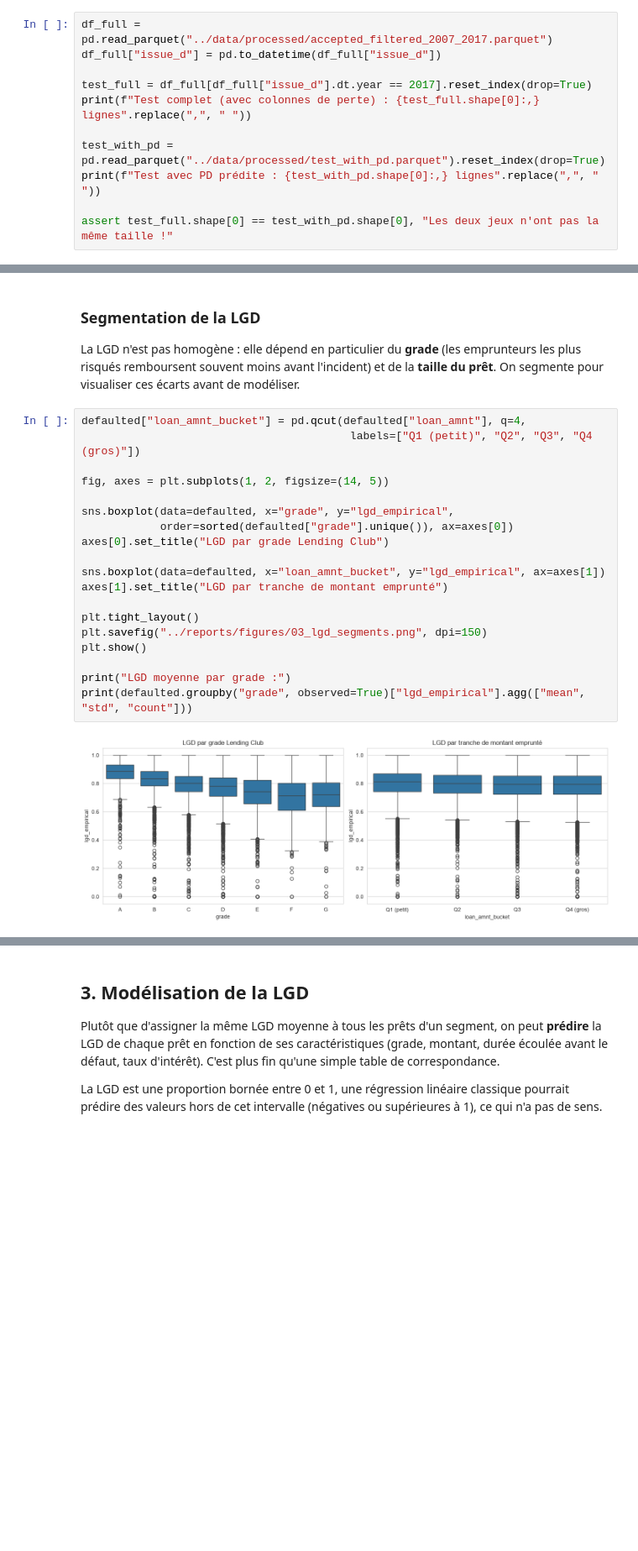
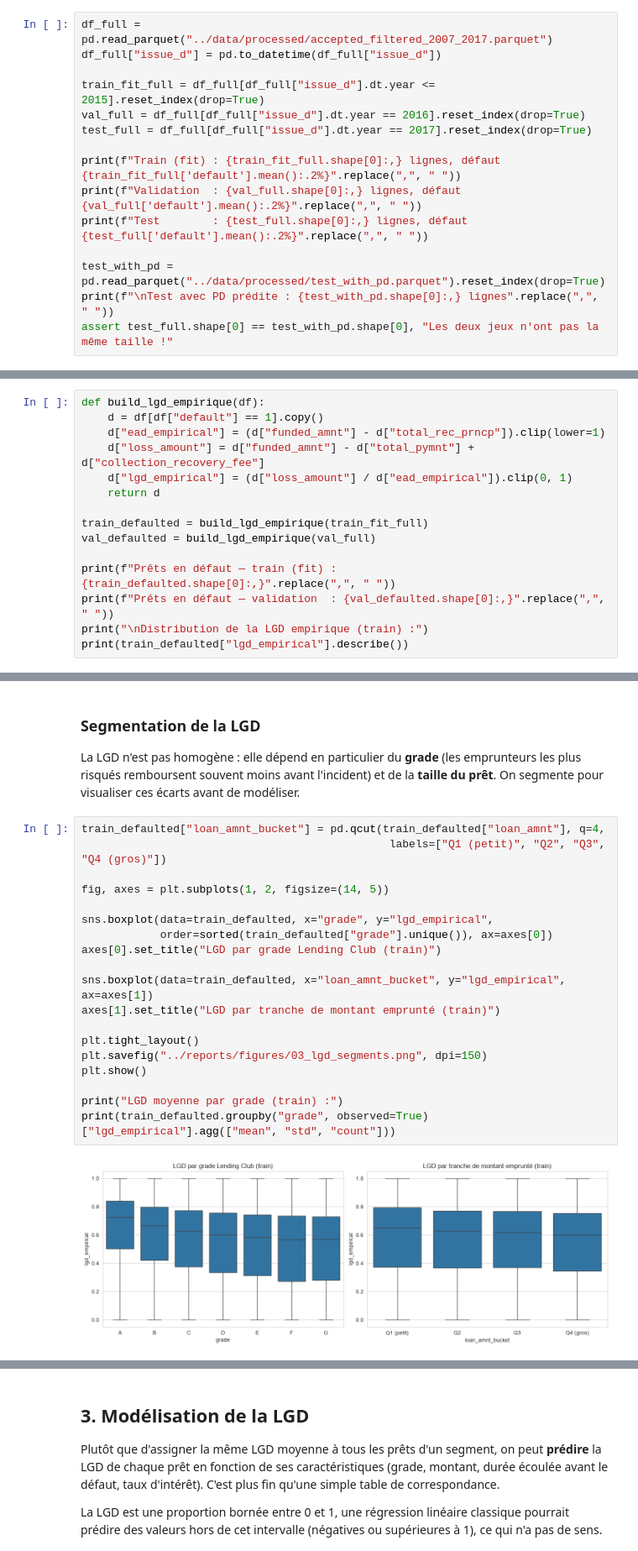
Before and after one commit to cmadjaninyedo/03-credit-risk-scoring, a Jupyter notebook: notebooks/03_lgd_ead_perte_attendue.ipynb, the cells around one changed output, grey strips where cells are left out. Shown at 84% size. Drawn from its saved outputs; the diff is of its cells as text; blank space fills up the shorter version.

Commit message:
Audit qualite C01-C05: split train/validation/test PD+LGD, backtesting honnete, censure a droite documentee

```diff
--- a/notebooks/03_lgd_ead_perte_attendue.ipynb
+++ b/notebooks/03_lgd_ead_perte_attendue.ipynb
@@ -74,11 +60,15 @@ valide cette hypothèse juste après avec une vérification croisée.
 df_full = pd.read_parquet("../data/processed/accepted_filtered_2007_2017.parquet")
 df_full["issue_d"] = pd.to_datetime(df_full["issue_d"])
 
+train_fit_full = df_full[df_full["issue_d"].dt.year <= 2015].reset_index(drop=True)
+val_full = df_full[df_full["issue_d"].dt.year == 2016].reset_index(drop=True)
 test_full = df_full[df_full["issue_d"].dt.year == 2017].reset_index(drop=True)
-print(f"Test complet (avec colonnes de perte) : {test_full.shape[0]:,} lignes".replace(",", " "))
+
+print(f"Train (fit) : {train_fit_full.shape[0]:,} lignes, défaut {train_fit_full['default'].mean():.2%}".replace(",", " "))
+print(f"Validation  : {val_full.shape[0]:,} lignes, défaut {val_full['default'].mean():.2%}".replace(",", " "))
+print(f"Test        : {test_full.shape[0]:,} lignes, défaut {test_full['default'].mean():.2%}".replace(",", " "))
 
 test_with_pd = pd.read_parquet("../data/processed/test_with_pd.parquet").reset_index(drop=True)
-print(f"Test avec PD prédite : {test_with_pd.shape[0]:,} lignes".replace(",", " "))
-
+print(f"\nTest avec PD prédite : {test_with_pd.shape[0]:,} lignes".replace(",", " "))
 assert test_full.shape[0] == test_with_pd.shape[0], "Les deux jeux n'ont pas la même taille !"
 # %% [output]
@@ -192,0 +166,15 @@ Name: lgd_empirical, dtype: float64
+# %%
+def build_lgd_empirique(df):
+    d = df[df["default"] == 1].copy()
+    d["ead_empirical"] = (d["funded_amnt"] - d["total_rec_prncp"]).clip(lower=1)
+    d["loss_amount"] = d["funded_amnt"] - d["total_pymnt"] + d["collection_recovery_fee"]
+    d["lgd_empirical"] = (d["loss_amount"] / d["ead_empirical"]).clip(0, 1)
+    return d
+
+train_defaulted = build_lgd_empirique(train_fit_full)
+val_defaulted = build_lgd_empirique(val_full)
+
+print(f"Prêts en défaut — train (fit) : {train_defaulted.shape[0]:,}".replace(",", " "))
+print(f"Prêts en défaut — validation  : {val_defaulted.shape[0]:,}".replace(",", " "))
+print("\nDistribution de la LGD empirique (train) :")
+print(train_defaulted["lgd_empirical"].describe())
@@ -240,23 +236,23 @@ emprunteurs les plus risqués remboursent souvent moins avant l'incident) et de
 la **taille du prêt**. On segmente pour visualiser ces écarts avant de
 modéliser.
 # %%
-defaulted["loan_amnt_bucket"] = pd.qcut(defaulted["loan_amnt"], q=4,
-                                         labels=["Q1 (petit)", "Q2", "Q3", "Q4 (gros)"])
+train_defaulted["loan_amnt_bucket"] = pd.qcut(train_defaulted["loan_amnt"], q=4,
+                                               labels=["Q1 (petit)", "Q2", "Q3", "Q4 (gros)"])
 
 fig, axes = plt.subplots(1, 2, figsize=(14, 5))
 
-sns.boxplot(data=defaulted, x="grade", y="lgd_empirical",
-            order=sorted(defaulted["grade"].unique()), ax=axes[0])
-axes[0].set_title("LGD par grade Lending Club")
+sns.boxplot(data=train_defaulted, x="grade", y="lgd_empirical",
+            order=sorted(train_defaulted["grade"].unique()), ax=axes[0])
+axes[0].set_title("LGD par grade Lending Club (train)")
 
-sns.boxplot(data=defaulted, x="loan_amnt_bucket", y="lgd_empirical", ax=axes[1])
-axes[1].set_title("LGD par tranche de montant emprunté")
+sns.boxplot(data=train_defaulted, x="loan_amnt_bucket", y="lgd_empirical", ax=axes[1])
+axes[1].set_title("LGD par tranche de montant emprunté (train)")
 
 plt.tight_layout()
 plt.savefig("../reports/figures/03_lgd_segments.png", dpi=150)
 plt.show()
 
-print("LGD moyenne par grade :")
-print(defaulted.groupby("grade", observed=True)["lgd_empirical"].agg(["mean", "std", "count"]))
+print("LGD moyenne par grade (train) :")
+print(train_defaulted.groupby("grade", observed=True)["lgd_empirical"].agg(["mean", "std", "count"]))
 # %% [output]
-[figure, old version]
+[figure, new version]
```
Also changed, not shown: parts of 42 cells of this notebook, 22 other files.
